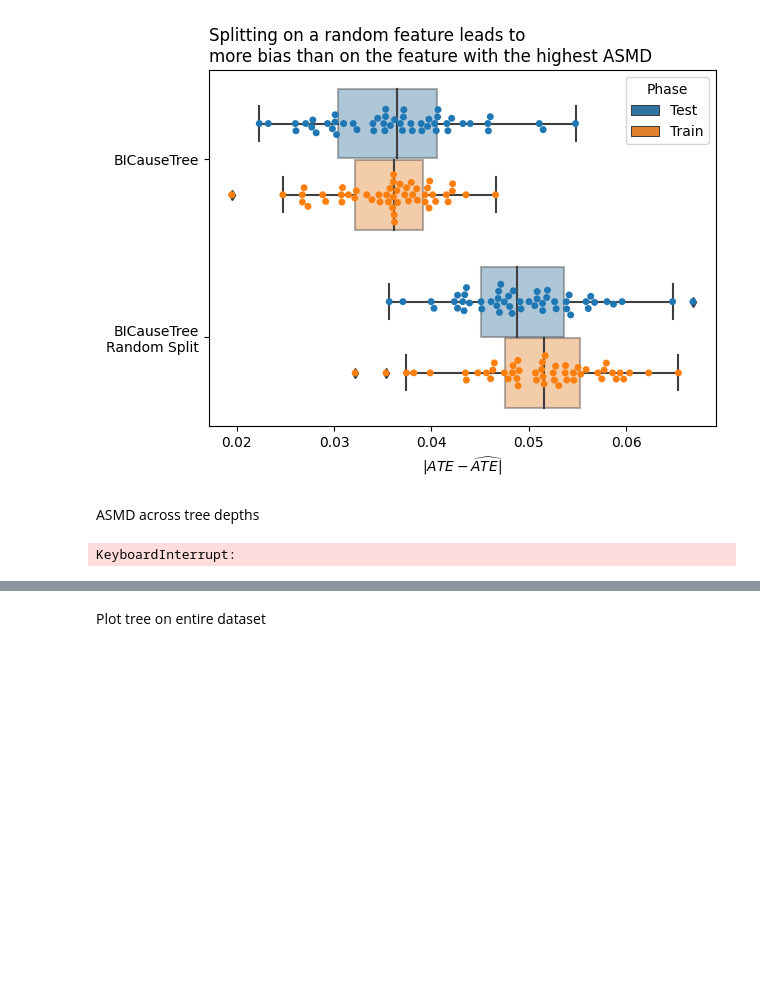
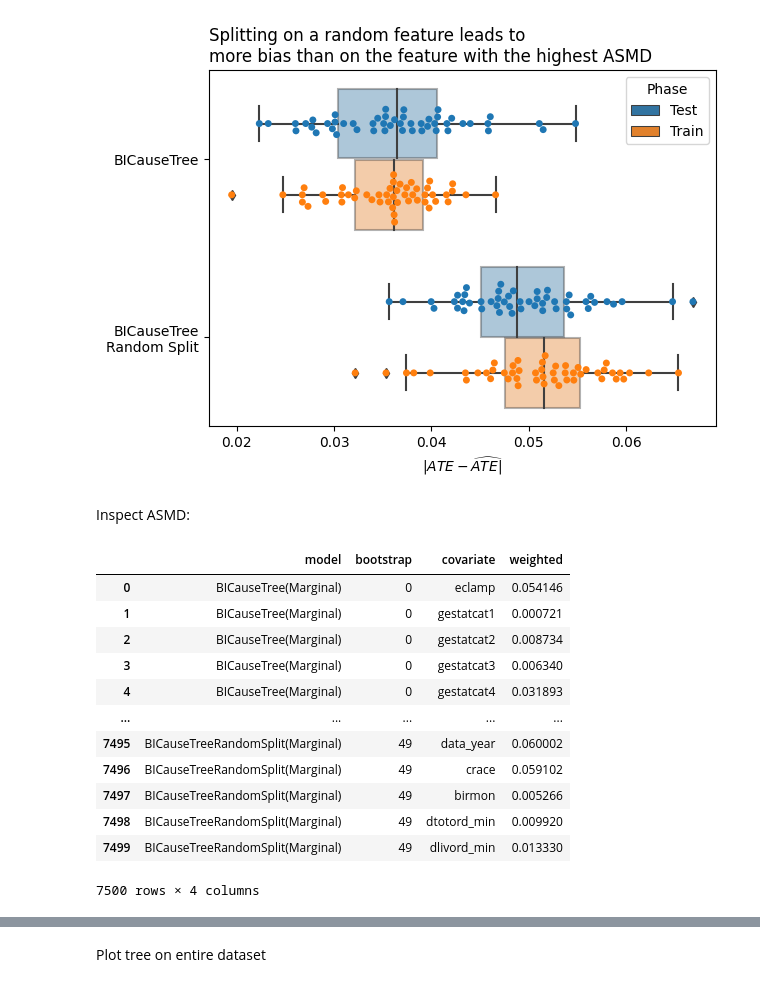
Before and after one commit to IBM-HRL-MLHLS/BICause-Trees, a Jupyter notebook: split_on_random_feature.ipynb, the cells around one changed output, grey strips where cells are left out. Drawn from its saved outputs; the diff is of its cells as text; code cells hidden in the pictures; blank space fills up the shorter version.

```diff
--- a/split_on_random_feature.ipynb
+++ b/split_on_random_feature.ipynb
@@ -164,15 +164,4 @@ for ext in ["svg", "png", "pdf"]:
     fig.savefig(fig_dir / f"random_split_bias.{ext}")
 filtered_effect_diff_data.to_csv(fig_dir / "random_split_bias.csv")
 # %% [markdown]
-ASMD across tree depths
+Inspect ASMD:
-# %%
-weighted_asmds, features_to_plot = generate_weighted_asmds_across_depths(
-    x, t,
-    bootstrap_matrix,
-    [1, 2, 3, 4, 5, 6],
-    path=None
-)
-# asmd_fig = love_plot_across_depths(x, t, bootstrap_matrix, [1, 2, 3, 4, 5, 6], weighted_asmds,
-#                                    features_to_plot, path = None)
-# %% [output]
-KeyboardInterrupt:
@@ -178,0 +172,14 @@ KeyboardInterrupt:
+# %%
+models_to_compare = {
+    "BICauseTree(Marginal)": IPW(PropensityStartaficationPropensity(
+        min_treat_group_size=2, asmd_threshold_split=0.1, max_depth=10,
+        positivity_filtering_method=positivity_filtering_method,
+        positivity_filtering_kwargs=positivity_filtering_kwargs,
+    )),
+    "BICauseTreeRandomSplit(Marginal)": IPW(PropensityStartaficationPropensity(
+        min_treat_group_size=2, asmd_threshold_split=0.1, max_depth=10,
+        positivity_filtering_method=positivity_filtering_method,
+        positivity_filtering_kwargs=positivity_filtering_kwargs,
+        split_on_random_feature=True
+    )),
+}
@@ -178,0 +195,17 @@ KeyboardInterrupt:
+# %%
+asmd_res = pd.concat(asmd_res, names=["model"]).reset_index("model").reset_index(drop=True)
+asmd_res
+# %% [output]
+|  | model | bootstrap | covariate | weighted |
+| 0 | BICauseTree(Marginal) | 0 | eclamp | 0.054146 |
+| 1 | BICauseTree(Marginal) | 0 | gestatcat1 | 0.000721 |
+| 2 | BICauseTree(Marginal) | 0 | gestatcat2 | 0.008734 |
+| 3 | BICauseTree(Marginal) | 0 | gestatcat3 | 0.006340 |
+| 4 | BICauseTree(Marginal) | 0 | gestatcat4 | 0.031893 |
+| ... | ... | ... | ... | ... |
+| 7495 | BICauseTreeRandomSplit(Marginal) | 49 | data_year | 0.060002 |
+| 7496 | BICauseTreeRandomSplit(Marginal) | 49 | crace | 0.059102 |
+| 7497 | BICauseTreeRandomSplit(Marginal) | 49 | birmon | 0.005266 |
+| 7498 | BICauseTreeRandomSplit(Marginal) | 49 | dtotord_min | 0.009920 |
+| 7499 | BICauseTreeRandomSplit(Marginal) | 49 | dlivord_min | 0.013330 |
+7500 rows × 4 columns
```
Also changed, not shown: parts of 11 cells of this notebook.
